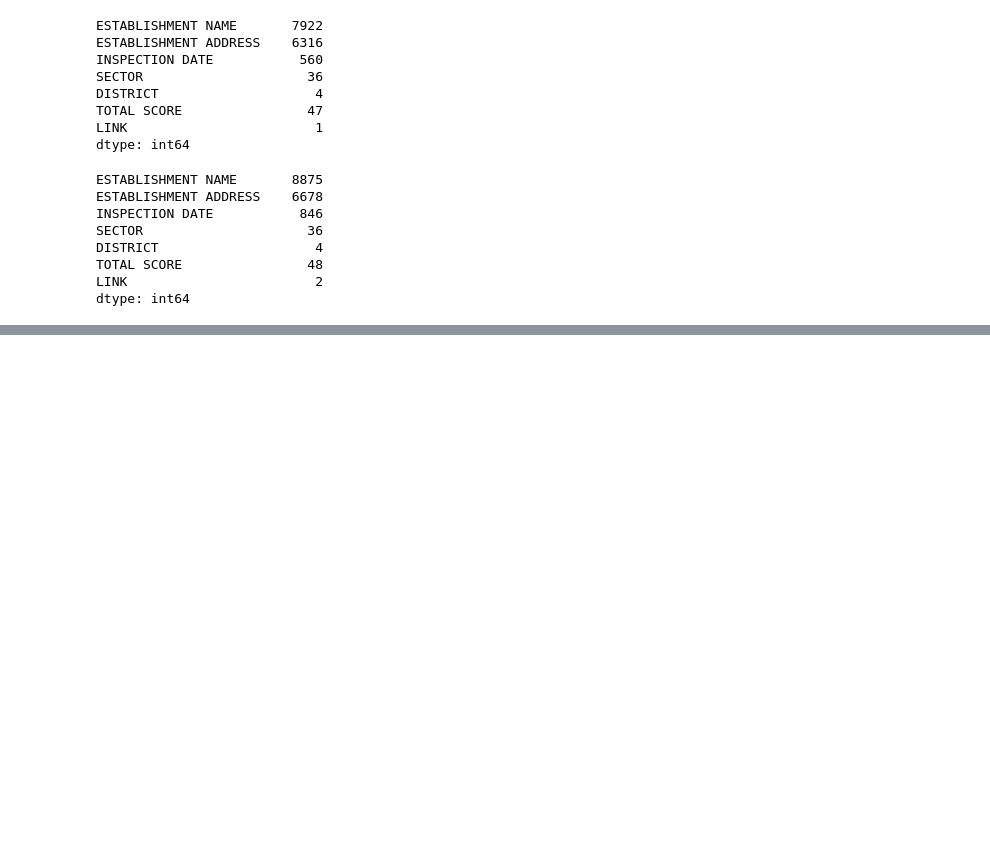
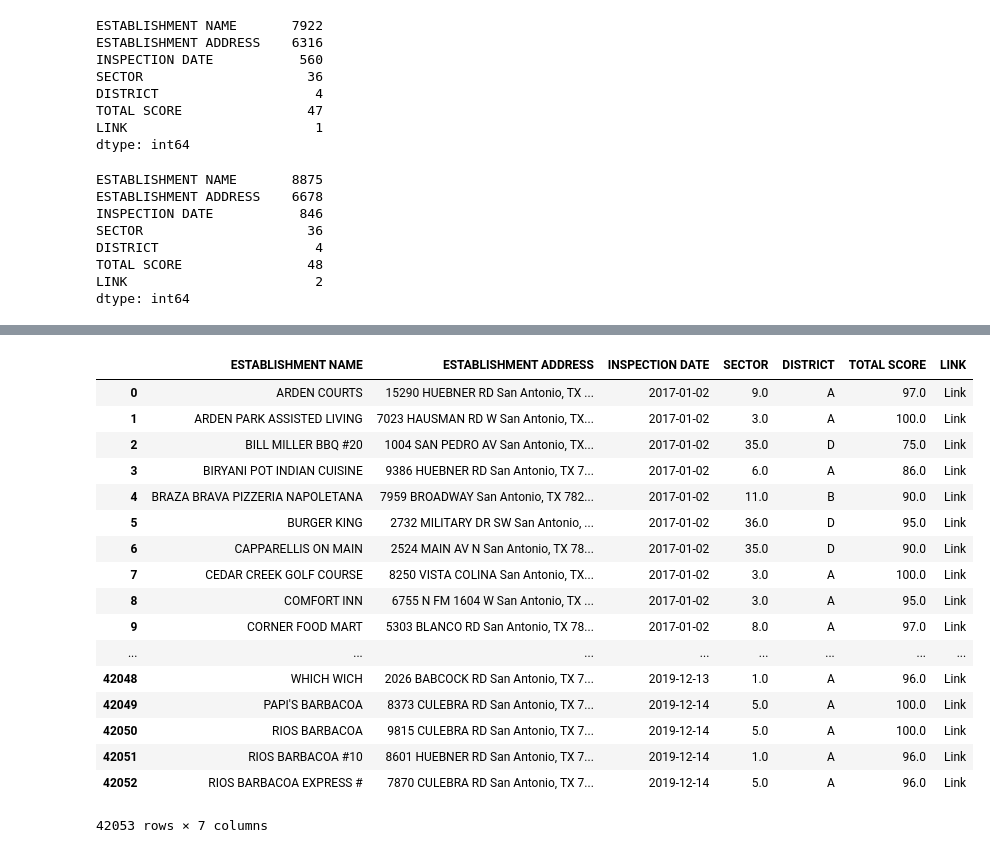
Before and after one commit to CodeBound-Annihilators/yelpproject, a Jupyter notebook: 2019_health_1st_explore.ipynb, the cells around one changed output, grey strips where cells are left out. Drawn from its saved outputs; the diff is of its cells as text; code cells hidden in the pictures; blank space fills up the shorter version.

```diff
--- a/2019_health_1st_explore.ipynb
+++ b/2019_health_1st_explore.ipynb
@@ -76,5 +77,3 @@ DISTRICT                    4
 TOTAL SCORE                48
 LINK                        2
 dtype: int64
-# %%
-df['zipcode']=df['ESTABLISHMENT ADDRESS'].str.split(', TX')[:-1]
@@ -119,0 +80,21 @@ Name: ESTABLISHMENT ZIPCODE, Length: 42053, dtype: object
+# %%
+df
+# %% [output]
+|  | ESTABLISHMENT NAME | ESTABLISHMENT ADDRESS | INSPECTION DATE | SECTOR | DISTRICT | TOTAL SCORE | LINK |
+| 0 | ARDEN COURTS | 15290 HUEBNER RD San Antonio, TX ... | 2017-01-02 | 9.0 | A | 97.0 | Link |
+| 1 | ARDEN PARK ASSISTED LIVING | 7023 HAUSMAN RD W San Antonio, TX... | 2017-01-02 | 3.0 | A | 100.0 | Link |
+| 2 | BILL MILLER BBQ #20 | 1004 SAN PEDRO AV San Antonio, TX... | 2017-01-02 | 35.0 | D | 75.0 | Link |
+| 3 | BIRYANI POT INDIAN CUISINE | 9386 HUEBNER RD San Antonio, TX 7... | 2017-01-02 | 6.0 | A | 86.0 | Link |
+| 4 | BRAZA BRAVA PIZZERIA NAPOLETANA | 7959 BROADWAY San Antonio, TX 782... | 2017-01-02 | 11.0 | B | 90.0 | Link |
+| 5 | BURGER KING | 2732 MILITARY DR SW San Antonio, ... | 2017-01-02 | 36.0 | D | 95.0 | Link |
+| 6 | CAPPARELLIS ON MAIN | 2524 MAIN AV N San Antonio, TX 78... | 2017-01-02 | 35.0 | D | 90.0 | Link |
+| 7 | CEDAR CREEK GOLF COURSE | 8250 VISTA COLINA San Antonio, TX... | 2017-01-02 | 3.0 | A | 100.0 | Link |
+| 8 | COMFORT INN | 6755 N FM 1604 W San Antonio, TX ... | 2017-01-02 | 3.0 | A | 95.0 | Link |
+| 9 | CORNER FOOD MART | 5303 BLANCO RD San Antonio, TX 78... | 2017-01-02 | 8.0 | A | 97.0 | Link |
+| ... | ... | ... | ... | ... | ... | ... | ... |
+| 42048 | WHICH WICH | 2026 BABCOCK RD San Antonio, TX 7... | 2019-12-13 | 1.0 | A | 96.0 | Link |
+| 42049 | PAPI'S BARBACOA | 8373 CULEBRA RD San Antonio, TX 7... | 2019-12-14 | 5.0 | A | 100.0 | Link |
+| 42050 | RIOS BARBACOA | 9815 CULEBRA RD San Antonio, TX 7... | 2019-12-14 | 5.0 | A | 100.0 | Link |
+| 42051 | RIOS BARBACOA #10 | 8601 HUEBNER RD San Antonio, TX 7... | 2019-12-14 | 1.0 | A | 96.0 | Link |
+| 42052 | RIOS BARBACOA EXPRESS # | 7870 CULEBRA RD San Antonio, TX 7... | 2019-12-14 | 5.0 | A | 96.0 | Link |
+42053 rows × 7 columns
```
Also changed, not shown: parts of 8 cells of this notebook, 4 other files.
